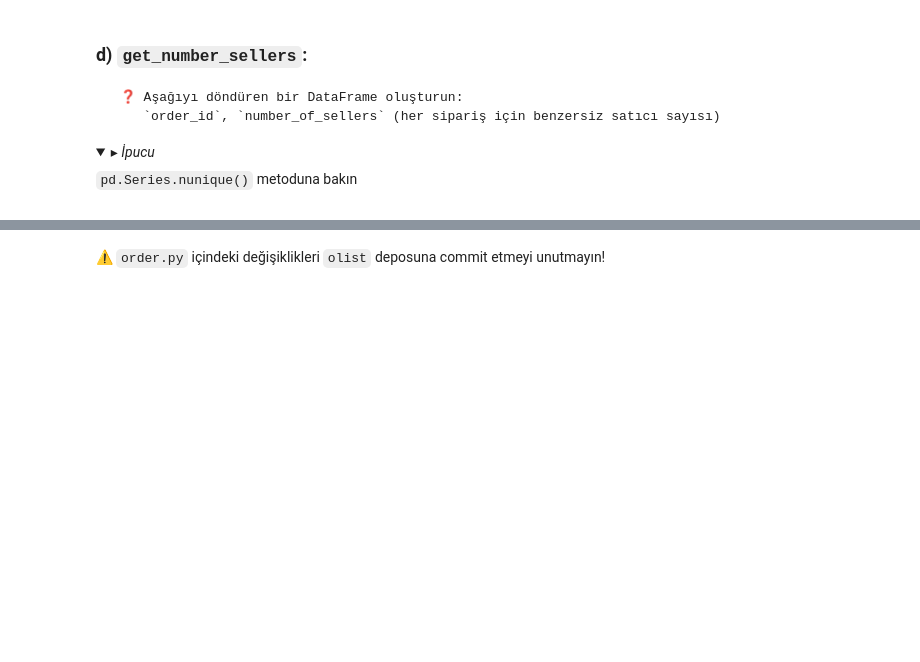
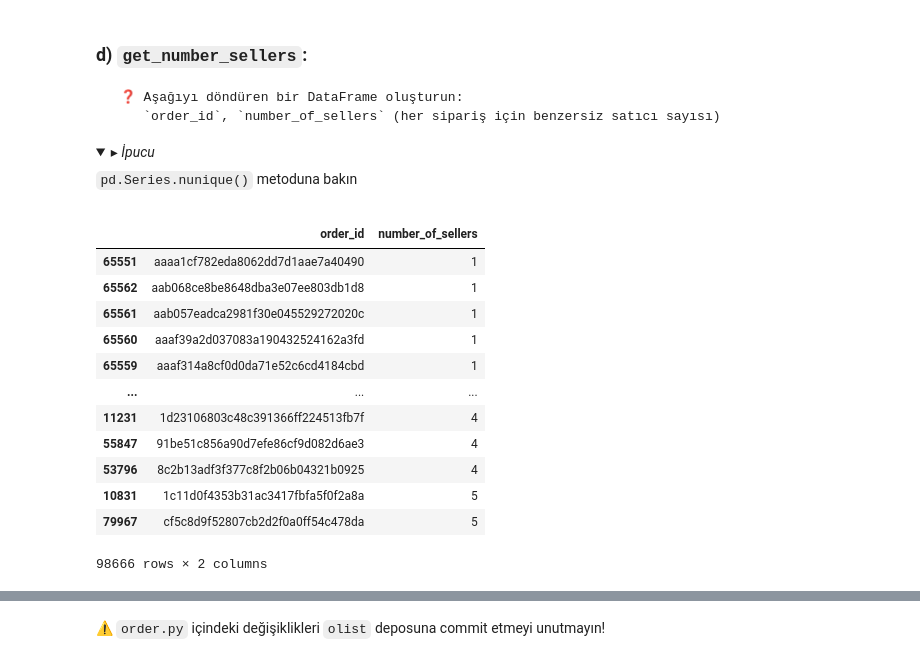
Before and after one commit to tmy-datamesa/data-orders, a Jupyter notebook: orders.ipynb, the cells around one changed output, grey strips where cells are left out. Drawn from its saved outputs; the diff is of its cells as text; code cells hidden in the pictures; folded sections open; blank space fills up the shorter version.

Commit message:
Completed number_sellers step

```diff
--- a/orders.ipynb
+++ b/orders.ipynb
@@ -454,0 +453,21 @@ git push origin master
+# %%
+sellers = \
+    data['order_items']\
+    .groupby('order_id')['seller_id'].nunique().reset_index()
+
+sellers.columns = ['order_id', 'number_of_sellers']
+sellers.sort_values('number_of_sellers')
+# %% [output]
+|  | order_id | number_of_sellers |
+| 65551 | aaaa1cf782eda8062dd7d1aae7a40490 | 1 |
+| 65562 | aab068ce8be8648dba3e07ee803db1d8 | 1 |
+| 65561 | aab057eadca2981f30e045529272020c | 1 |
+| 65560 | aaaf39a2d037083a190432524162a3fd | 1 |
+| 65559 | aaaf314a8cf0d0da71e52c6cd4184cbd | 1 |
+| ... | ... | ... |
+| 11231 | 1d23106803c48c391366ff224513fb7f | 4 |
+| 55847 | 91be51c856a90d7efe86cf9d082d6ae3 | 4 |
+| 53796 | 8c2b13adf3f377c8f2b06b04321b0925 | 4 |
+| 10831 | 1c11d0f4353b31ac3417fbfa5f0f2a8a | 5 |
+| 79967 | cf5c8d9f52807cb2d2f0a0ff54c478da | 5 |
+98666 rows × 2 columns
```
Also changed, not shown: parts of 3 cells of this notebook, 1 other file.
